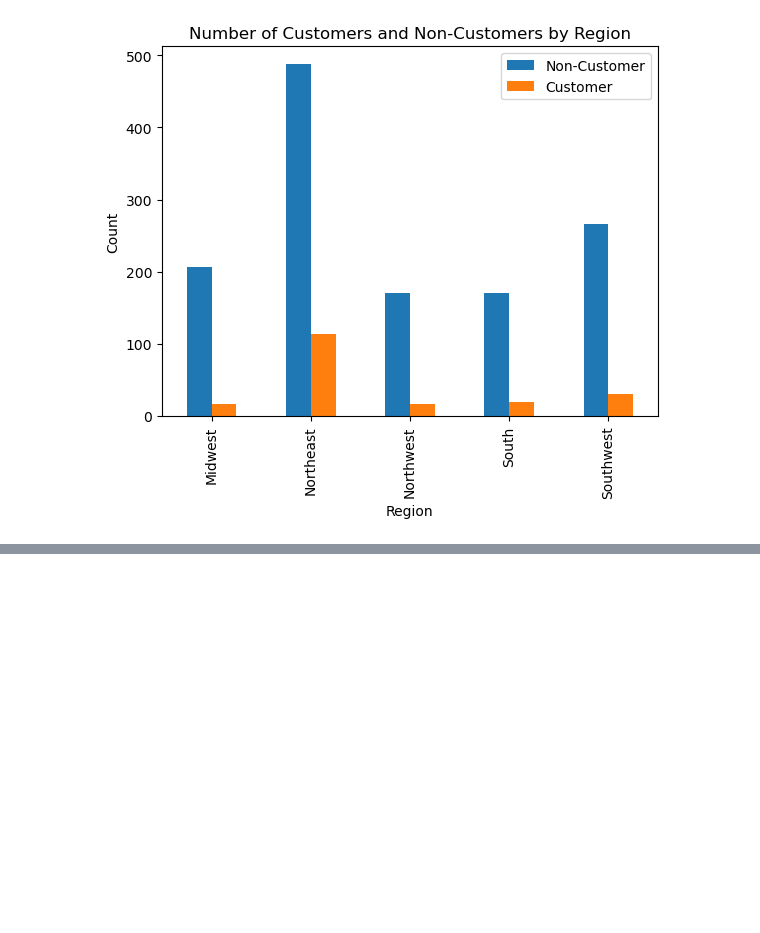
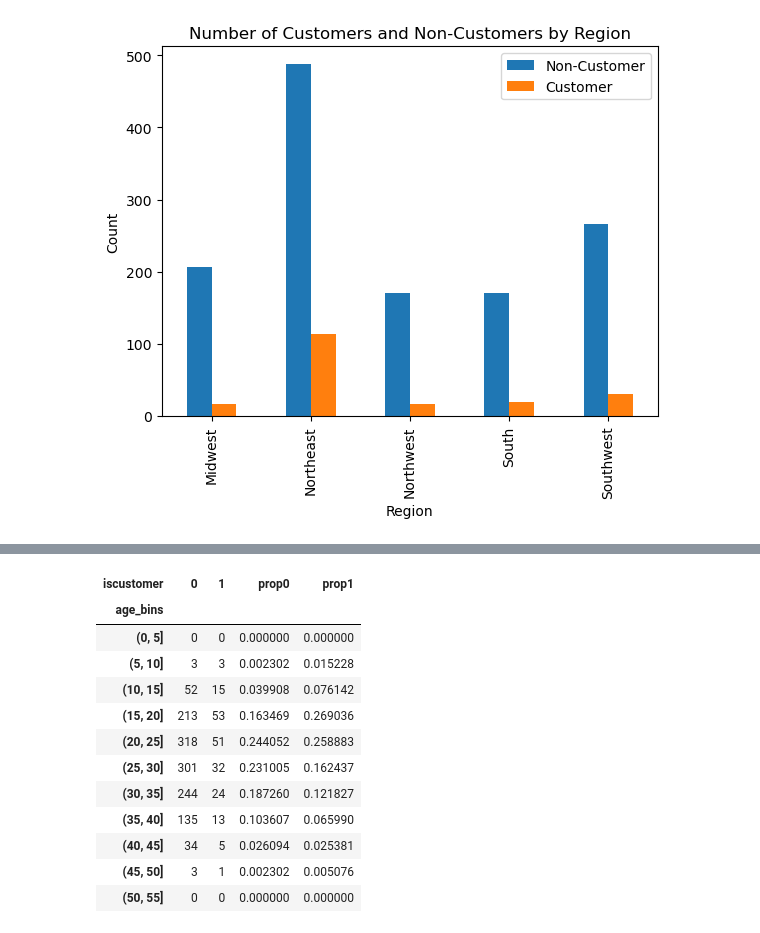
Before and after one commit to rsm-nshuckerow/Nick_Shuckerow, a Jupyter notebook: projects/HW2/HW2.ipynb, the cells around one changed output, grey strips where cells are left out. Cells and saved outputs as stored; diff of their text form; code cells hidden in the pictures; blank space fills up the shorter version.

```diff
--- a/projects/HW2/HW2.ipynb
+++ b/projects/HW2/HW2.ipynb
@@ -97 +105,24 @@ plt.legend(['Non-Customer', 'Customer'])
+# %%
+# group by age with bins every 5 years and count number of customers and non-customers
+
+data['age_bins'] = pd.cut(data['age'], bins=range(0, 60, 5))
+
+age = data.groupby('age_bins')['iscustomer'].value_counts().unstack()
+age['prop0'] = age[0]/(age[0].sum())
+age['prop1'] = age[1]/(age[1].sum())
+age
+# %% [output]
+| iscustomer | 0 | 1 | prop0 | prop1 |
+| age_bins |  |  |  |  |
+| (0, 5] | 0 | 0 | 0.000000 | 0.000000 |
+| (5, 10] | 3 | 3 | 0.002302 | 0.015228 |
+| (10, 15] | 52 | 15 | 0.039908 | 0.076142 |
+| (15, 20] | 213 | 53 | 0.163469 | 0.269036 |
+| (20, 25] | 318 | 51 | 0.244052 | 0.258883 |
+| (25, 30] | 301 | 32 | 0.231005 | 0.162437 |
+| (30, 35] | 244 | 24 | 0.187260 | 0.121827 |
+| (35, 40] | 135 | 13 | 0.103607 | 0.065990 |
+| (40, 45] | 34 | 5 | 0.026094 | 0.025381 |
+| (45, 50] | 3 | 1 | 0.002302 | 0.005076 |
+| (50, 55] | 0 | 0 | 0.000000 | 0.000000 |
 # %%
```
Also changed, not shown: parts of 27 cells of this notebook, 1 other file.
